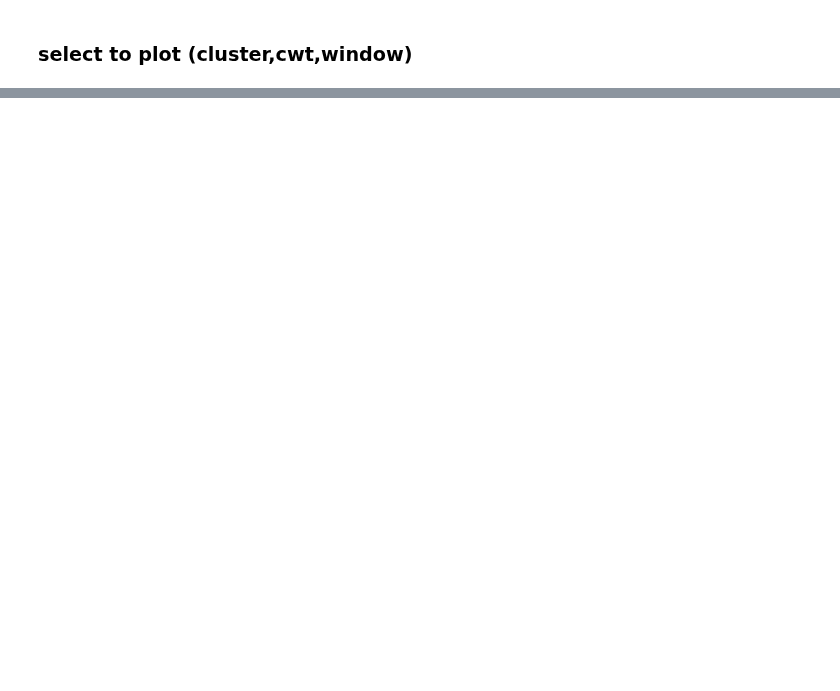
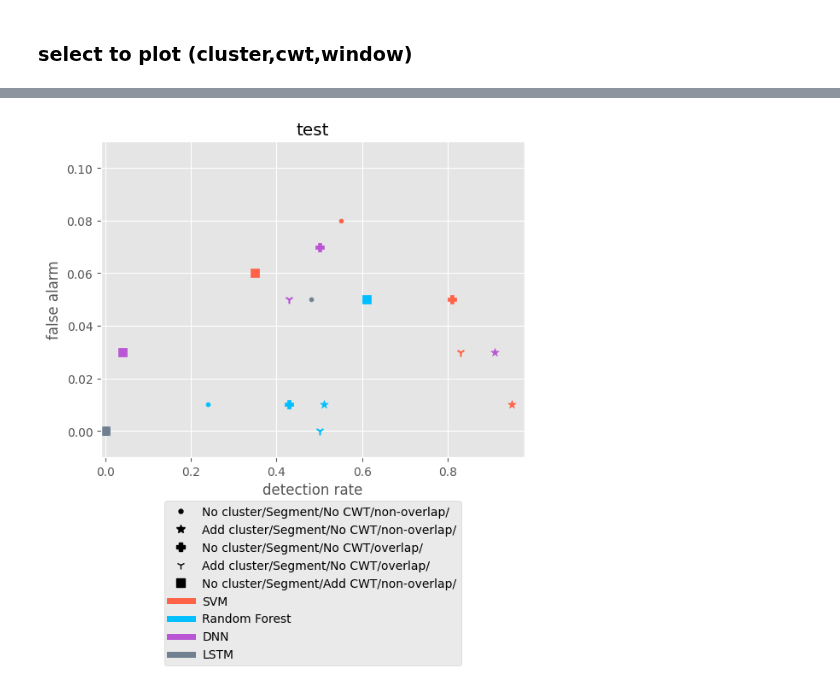
Before and after one commit to IS-Howard/final, a Jupyter notebook: result_ananlysis2.ipynb, the cells around one changed output, grey strips where cells are left out. Cells and saved outputs as stored; diff of their text form; code cells hidden in the pictures; blank space fills up the shorter version.

```diff
--- a/result_ananlysis2.ipynb
+++ b/result_ananlysis2.ipynb
@@ -492,0 +564,83 @@ for s in range(1,3):
+# %%
+i = 1 # tr te tt
+sel = [1,4,5,7,8]
+
+# axes
+axes = ['Accuracy', 'False Alerm', 'Detection Rate']
+axess = ['ACC','FA','DR']
+# subplots
+cols = [['tracc','trfa','trdr'],['teacc','tefa','tedr'],['tteacc','ttefa','ttedr']]
+subtitles = ['train','test','true test']
+# select exp
+compares = ['svm','rf','dnn','lstm']
+legends = ['SVM', 'Random Forest', 'DNN', 'LSTM']
+cmp_titles = [
+    'Clustser',
+    'FrameOrSegment',
+    'CWT',
+    'Sample overlap'
+]
+show_cmps = [
+    ['N','Y'],
+    ['F','S'],
+    ['N','Y'],
+    ['N','Y']
+]
+
+nidx = [[],[],[],[]] # [frame idx, segment idx]
+for j, cmp in enumerate(compares):
+    for k in range(len(df3.index)):
+        if df3.iloc[k]['model'].find(cmp)!=-1:
+            nidx[j].append(k)
+
+
+
+dt = cols[i]
+y = [df3.iloc[nidx[0]][dt[1]].tolist(), df3.iloc[nidx[1]][dt[1]].tolist(), df3.iloc[nidx[2]][dt[1]].tolist(), df3.iloc[nidx[3]][dt[1]].tolist()]
+x = [df3.iloc[nidx[0]][dt[2]].tolist(), df3.iloc[nidx[1]][dt[2]].tolist(), df3.iloc[nidx[2]][dt[2]].tolist(), df3.iloc[nidx[3]][dt[2]].tolist()]
+names = [df3.iloc[nidx[0]]['model'].tolist(), df3.iloc[nidx[1]]['model'].tolist(), df3.iloc[nidx[2]]['model'].tolist(), df3.iloc[nidx[3]]['model'].tolist()]
+y[3].extend([0,0])
+x[3].extend([0,0])
+names[3].extend([0,0])
+
+cl = len(y)
+fig = plt.figure()
+ax = fig.add_subplot(111)
+
+
+y = np.array(y)
+x = np.array(x)
+names = np.array(names)
+if sel:
+    y = y[:,sel]
+    x = x[:,sel]
+
+colors = ['tomato','deepskyblue','mediumorchid','slategray']
+markers = ['.','*','P','1','s']
+for cc in range(4):
+    for ss in range(5):
+        # c=ntocls(names[cc][ss])
+        # leg = clstolegend(c)
+        # plt.scatter(x[cc][ss],y[cc][ss], color=colors[cc], marker=markers[ss], s=50, label=leg)
+        plt.scatter(x[cc][ss],y[cc][ss], color=colors[cc], marker=markers[ss], s=50)
+
+plt.title(subtitles[i])
+plt.xlim(-0.01,np.max(x)+0.03)
+plt.xlabel('detection rate')
+plt.ylim(-0.01,np.max(y)+0.03)
+plt.ylabel('false alarm')
+# plt.legend(loc='upper center', bbox_to_anchor=(0.5,-0.12), fancybox=True)
+legs = []
+for v in range(5):
+    c=ntocls(names[0][v])
+    leg = clstolegend(c, 4)
+    legs.append(Line2D([], [], color='black', marker=markers[v], linestyle='None', markersize=7, label=leg))
+legs.append(Line2D([0], [0], color=colors[0], lw=5, label='SVM'))
+legs.append(Line2D([0], [0], color=colors[1], lw=5, label='Random Forest'))
+legs.append(Line2D([0], [0], color=colors[2], lw=5, label='DNN'))
+legs.append(Line2D([0], [0], color=colors[3], lw=5, label='LSTM'))
+plt.legend(handles=legs, loc='upper center', bbox_to_anchor=(0.5,-0.12), fancybox=True)
+
+plt.savefig(save_root+'Model'+'_'+'FA&DR'+'_'+str(i+1)+'.png', bbox_inches="tight")
+# %% [output]
+[figure, added]
```
Also changed, not shown: parts of 11 cells of this notebook, 1 other file.
